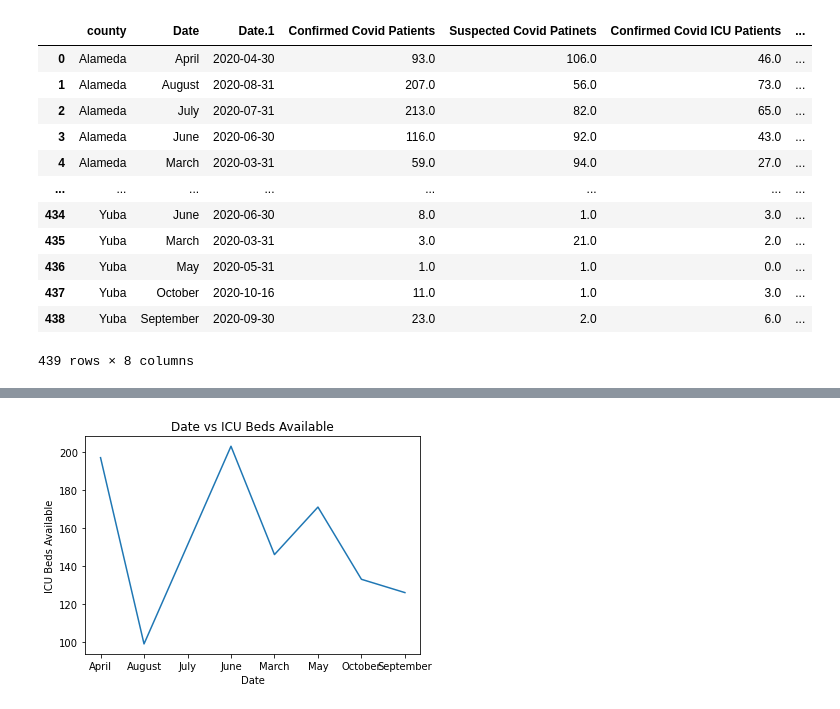
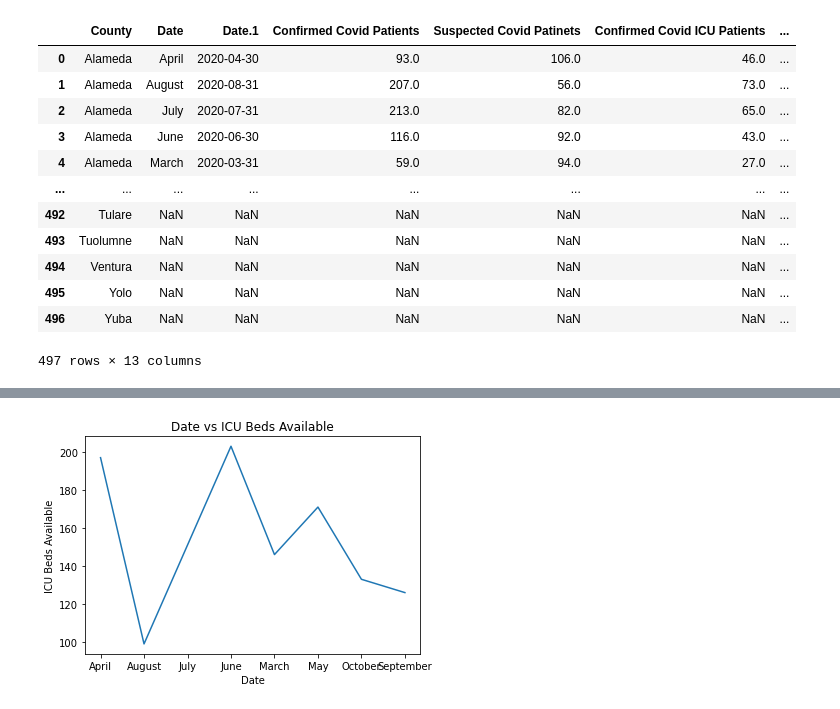
Before and after one commit to alexcorona-25/UCI-Project-1-Group-10, a Jupyter notebook: Analysis/Analysis Acorona.ipynb, the cells around one changed output, grey strips where cells are left out. Saved outputs shown, nothing was run; the diff lists cells and outputs as text; code cells hidden in the pictures.

Commit message:
combining jupyters for clean data

```diff
--- a/Analysis/Analysis Acorona.ipynb
+++ b/Analysis/Analysis Acorona.ipynb
@@ -8,23 +8,27 @@ import numpy as np
 # %%
 #locating the clean csv files to use
 icu_plot ="../CleanCSV/clean_hospitals_by_count.csv"
-bed_surge_plot = "../CleanCSV/clean_bed_surge.csv"
+county_plot = "../CleanCSV/County_Summary.csv"
 # %%
 #reading the csv file
 icu_df = pd.read_csv(icu_plot)
-bed_surge = pd.read_csv(bed_surge_plot)
-icu_df
+county_df = pd.read_csv(county_plot)
+
+#combine the two data sets
+relavent_df = pd.merge(icu_df, county_df, on="County", how="outer")
+#display the new data
+relavent_df
 # %% [output]
-|  | county | Date | Date.1 | Confirmed Covid Patients | Suspected Covid Patinets | Confirmed Covid ICU Patients | ... |
+|  | County | Date | Date.1 | Confirmed Covid Patients | Suspected Covid Patinets | Confirmed Covid ICU Patients | ... |
 | 0 | Alameda | April | 2020-04-30 | 93.0 | 106.0 | 46.0 | ... |
 | 1 | Alameda | August | 2020-08-31 | 207.0 | 56.0 | 73.0 | ... |
 | 2 | Alameda | July | 2020-07-31 | 213.0 | 82.0 | 65.0 | ... |
 | 3 | Alameda | June | 2020-06-30 | 116.0 | 92.0 | 43.0 | ... |
 | 4 | Alameda | March | 2020-03-31 | 59.0 | 94.0 | 27.0 | ... |
 | ... | ... | ... | ... | ... | ... | ... | ... |
-| 434 | Yuba | June | 2020-06-30 | 8.0 | 1.0 | 3.0 | ... |
-| 435 | Yuba | March | 2020-03-31 | 3.0 | 21.0 | 2.0 | ... |
-| 436 | Yuba | May | 2020-05-31 | 1.0 | 1.0 | 0.0 | ... |
-| 437 | Yuba | October | 2020-10-16 | 11.0 | 1.0 | 3.0 | ... |
-| 438 | Yuba | September | 2020-09-30 | 23.0 | 2.0 | 6.0 | ... |
+| 492 | Tulare | NaN | NaN | NaN | NaN | NaN | ... |
+| 493 | Tuolumne | NaN | NaN | NaN | NaN | NaN | ... |
+| 494 | Ventura | NaN | NaN | NaN | NaN | NaN | ... |
+| 495 | Yolo | NaN | NaN | NaN | NaN | NaN | ... |
+| 496 | Yuba | NaN | NaN | NaN | NaN | NaN | ... |
-439 rows × 8 columns
+497 rows × 13 columns
```
Also changed, not shown: parts of 5 cells of this notebook, 9 other files.
